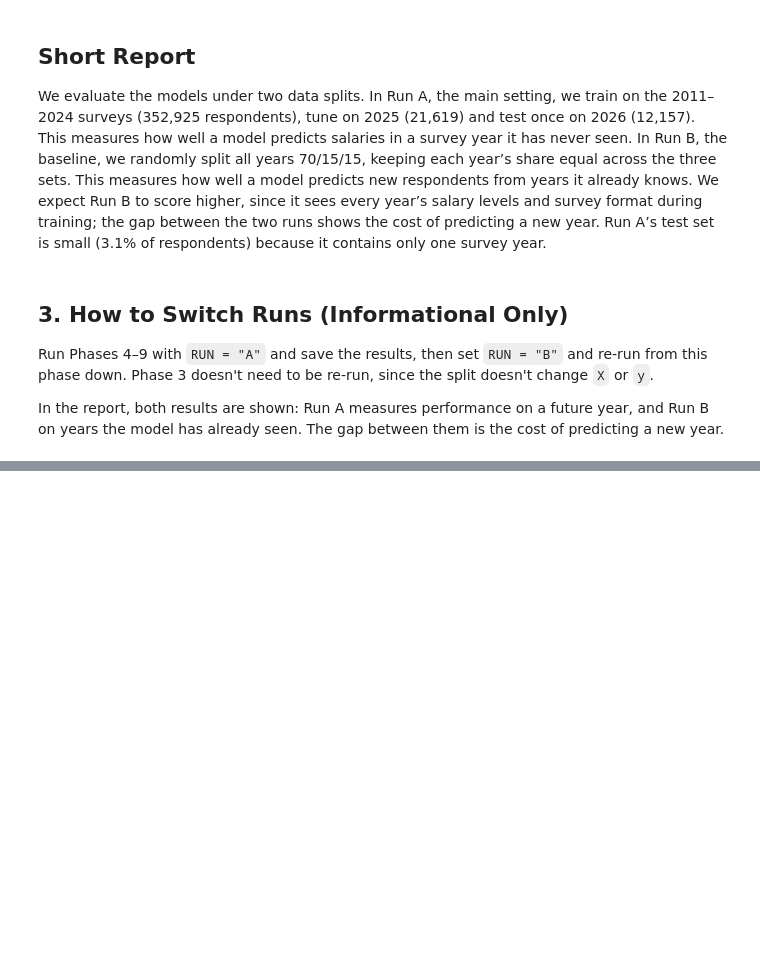
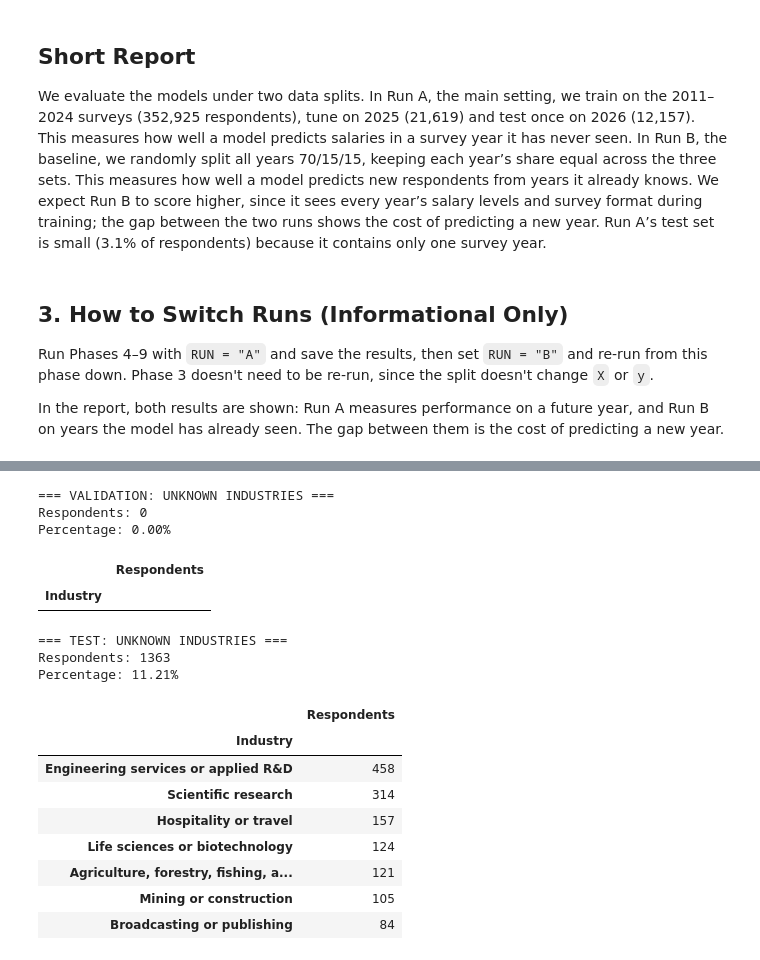
Before and after one commit to hsdeveloper6/dev-salary-intelligence, a Jupyter notebook: CURRENTmodeling.ipynb, the cells around one changed output, grey strips where cells are left out. Drawn from its saved outputs; the diff is of its cells as text; code cells hidden in the pictures; blank space fills up the shorter version.

```diff
--- a/CURRENTmodeling.ipynb
+++ b/CURRENTmodeling.ipynb
@@ -500,0 +1592,38 @@ In the report, both results are shown: Run A measures performance on a future ye
+# %%
+encoder = prep_all.named_steps["prep"].named_transformers_["cat"]
+
+known_industries = set(encoder.categories_[1])
+
+for name, part in [
+    ("Validation", X_val),
+    ("Test", X_test)
+]:
+    unknown = ~part["Industry"].isin(known_industries)
+
+    print(f"\n=== {name.upper()}: UNKNOWN INDUSTRIES ===")
+    print("Respondents:", unknown.sum())
+    print("Percentage:", f"{unknown.mean():.2%}")
+
+    display(
+        part.loc[unknown, "Industry"]
+        .value_counts()
+        .to_frame("Respondents")
+    )
+# %% [output]
+=== VALIDATION: UNKNOWN INDUSTRIES ===
+Respondents: 0
+Percentage: 0.00%
+|  | Respondents |
+| Industry |  |
+=== TEST: UNKNOWN INDUSTRIES ===
+Respondents: 1363
+Percentage: 11.21%
+|  | Respondents |
+| Industry |  |
+| Engineering services or applied R&D | 458 |
+| Scientific research | 314 |
+| Hospitality or travel | 157 |
+| Life sciences or biotechnology | 124 |
+| Agriculture, forestry, fishing, a... | 121 |
+| Mining or construction | 105 |
+| Broadcasting or publishing | 84 |
```
Also changed, not shown: parts of 31 cells of this notebook.
